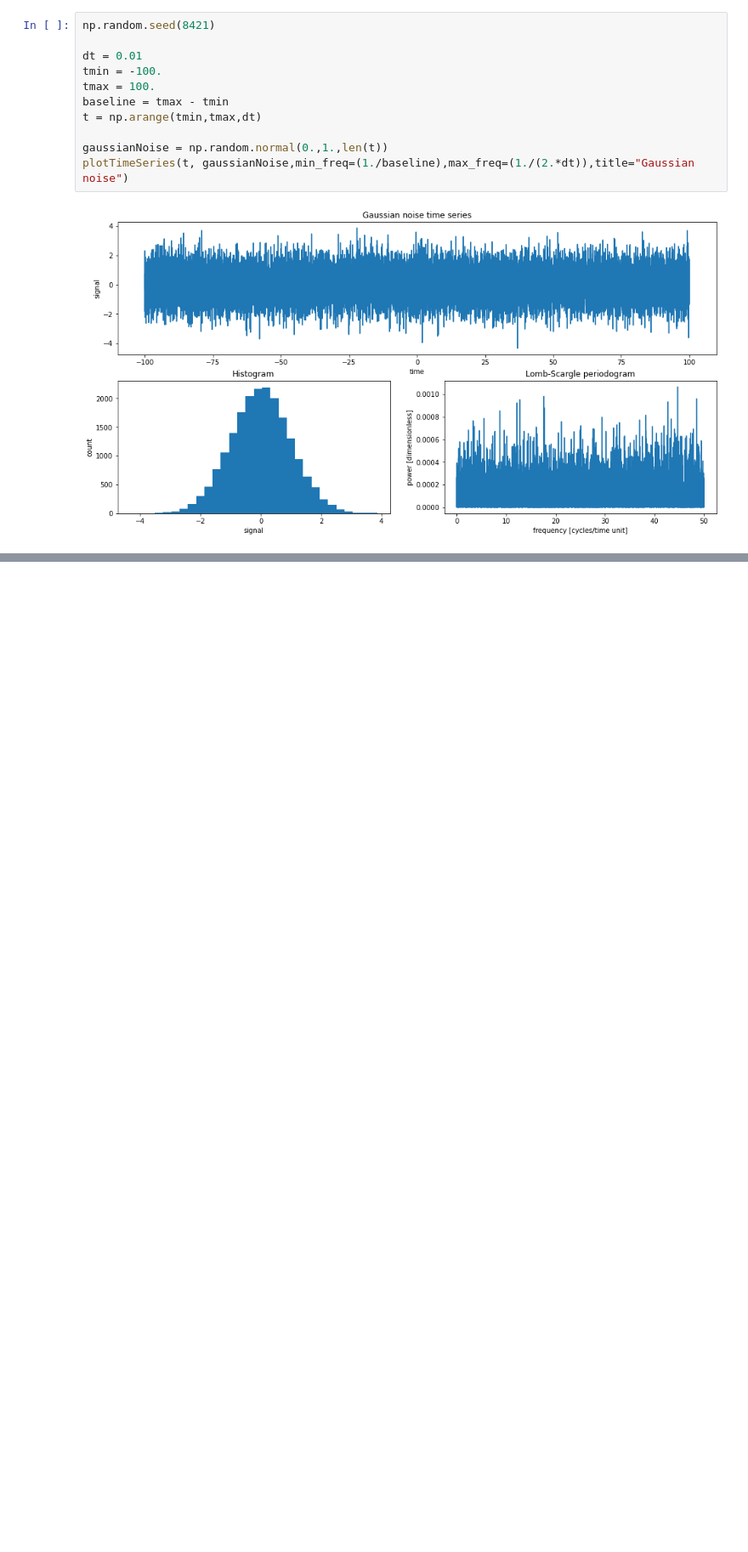
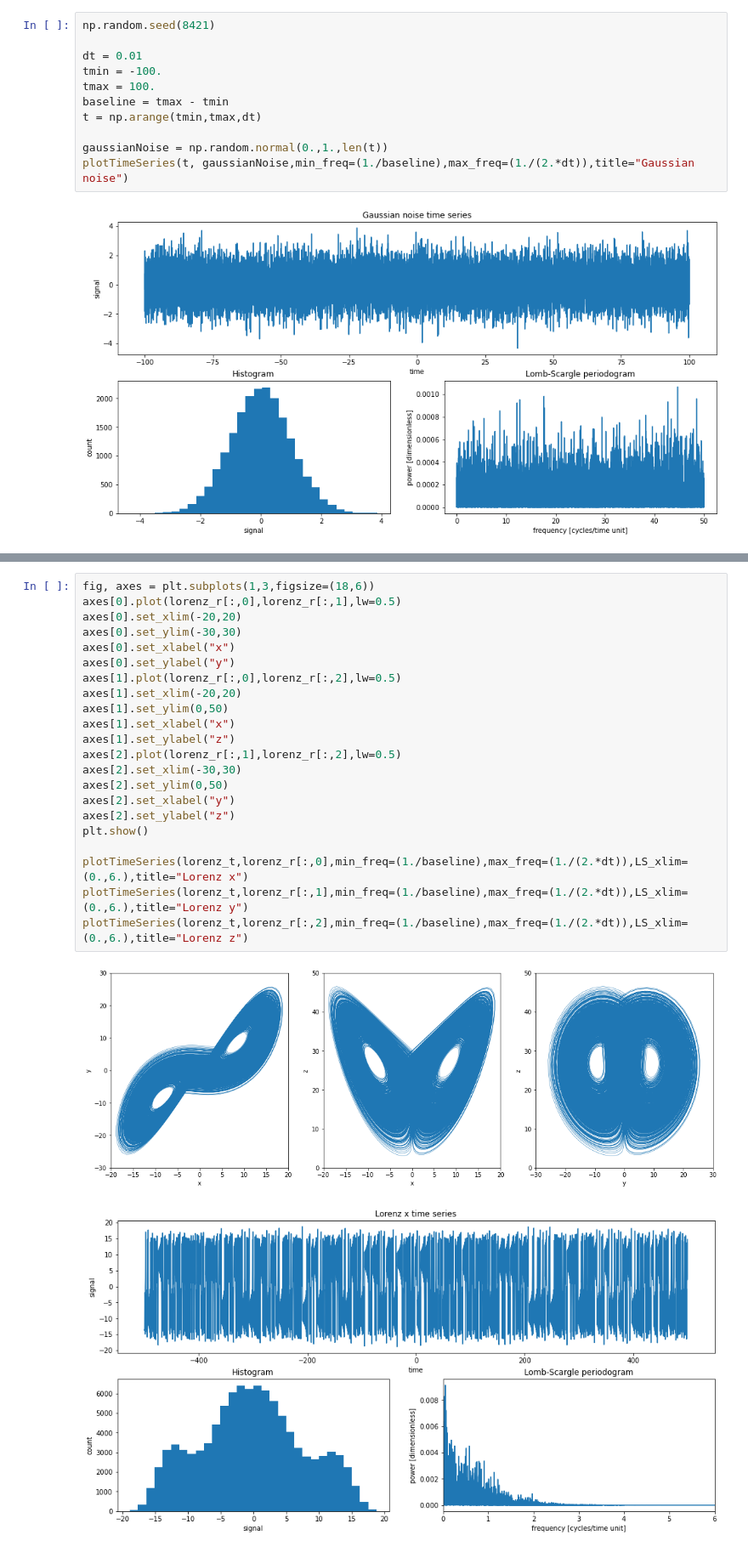
Before and after one commit to esandford/starspot_chaos, a Jupyter notebook: syntheticSignals.ipynb, the cells around one changed output, grey strips where cells are left out. Shown at 85% size. Saved outputs shown, nothing was run; the diff lists cells and outputs as text; blank space fills up the shorter version.

```diff
--- a/syntheticSignals.ipynb
+++ b/syntheticSignals.ipynb
@@ -164,0 +392,25 @@ plotTimeSeries(rossler_t, rossler_r[:,2], min_freq=(1./baseline), max_freq=1.5,
+# %%
+fig, axes = plt.subplots(1,3,figsize=(18,6))
+axes[0].plot(lorenz_r[:,0],lorenz_r[:,1],lw=0.5)
+axes[0].set_xlim(-20,20)
+axes[0].set_ylim(-30,30)
+axes[0].set_xlabel("x")
+axes[0].set_ylabel("y")
+axes[1].plot(lorenz_r[:,0],lorenz_r[:,2],lw=0.5)
+axes[1].set_xlim(-20,20)
+axes[1].set_ylim(0,50)
+axes[1].set_xlabel("x")
+axes[1].set_ylabel("z")
+axes[2].plot(lorenz_r[:,1],lorenz_r[:,2],lw=0.5)
+axes[2].set_xlim(-30,30)
+axes[2].set_ylim(0,50)
+axes[2].set_xlabel("y")
+axes[2].set_ylabel("z")
+plt.show()
+
+plotTimeSeries(lorenz_t,lorenz_r[:,0],min_freq=(1./baseline),max_freq=(1./(2.*dt)),LS_xlim=(0.,6.),title="Lorenz x")
+plotTimeSeries(lorenz_t,lorenz_r[:,1],min_freq=(1./baseline),max_freq=(1./(2.*dt)),LS_xlim=(0.,6.),title="Lorenz y")
+plotTimeSeries(lorenz_t,lorenz_r[:,2],min_freq=(1./baseline),max_freq=(1./(2.*dt)),LS_xlim=(0.,6.),title="Lorenz z")
+# %% [output]
+[figure, added]
+[figure, added]
```
Also changed, not shown: parts of 21 cells of this notebook.
